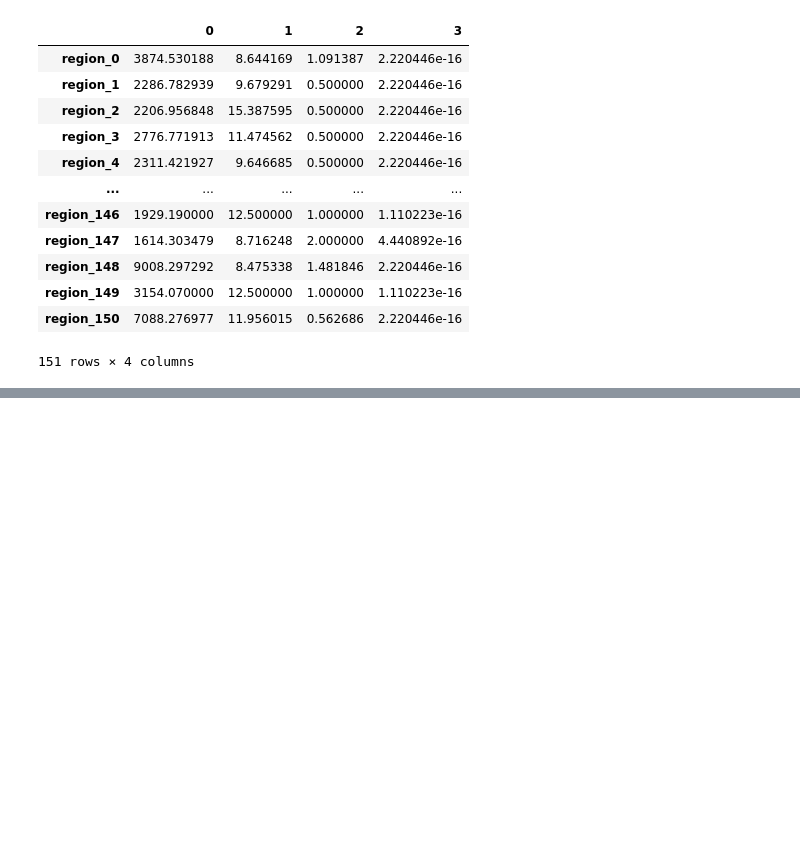
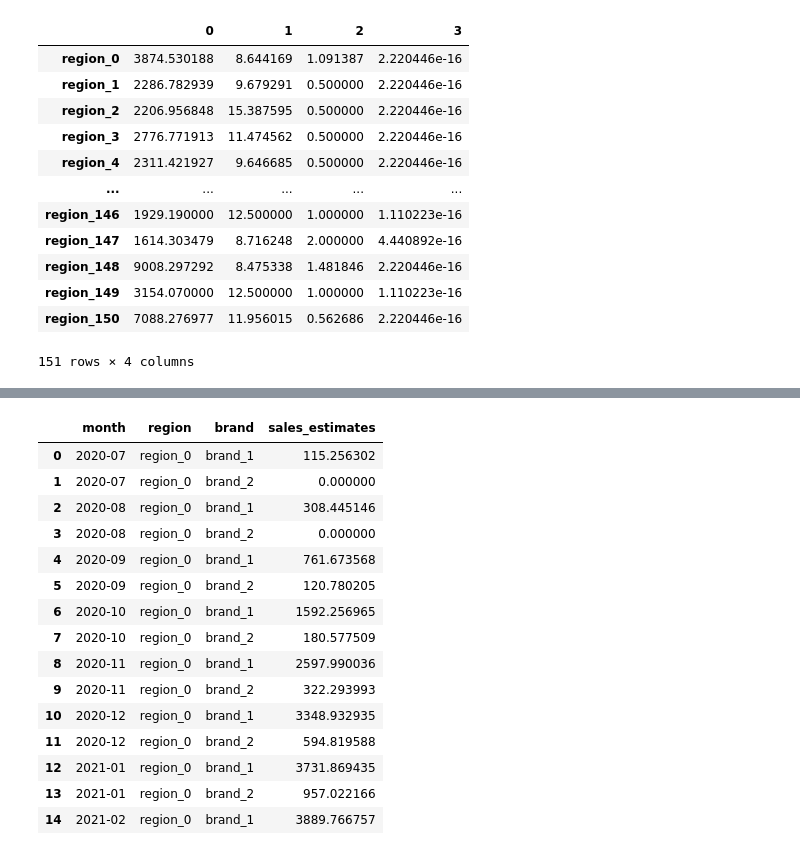
Before and after one commit to StefanKohlbacher/novDatathon, a Jupyter notebook: makeSimpleRegressionModel.ipynb, the cells around one changed output, grey strips where cells are left out. Saved outputs shown, nothing was run; the diff lists cells and outputs as text; code cells hidden in the pictures; blank space fills up the shorter version.

```diff
--- a/makeSimpleRegressionModel.ipynb
+++ b/makeSimpleRegressionModel.ipynb
@@ -16,7 +16,7 @@ from datetime import datetime
 
 makeQuery = lambda q: sqldf(q, globals())
 # %%
-with open('./data/data_files/train_validation_split_10.json', 'r') as f:
+with open('./data/data_files/train_validation_split_5.json', 'r') as f:
     cvSplit = json.load(f)
 # %%
 # load cleaned sales data
@@ -170,7 +167,7 @@ modelType = RandomForestRegressor
 modelParams = {
     #'min_samples_split': 32,
     #'min_samples_leaf': 16,
-    #'n_estimators': 20,
+    'n_estimators': 500,
     #'max_depth': 5
 }
 # modelParams = {}
@@ -268,6 +263,7 @@ def filterMonths(x):
     return d >= cutoffDate
 
 accScores, confScores = [], []
+submissions = {}
 for i in range(len(models.keys())):
     foldData = {}
     for brand in brands:
@@ -276,6 +272,7 @@ for i in range(len(models.keys())):
         foldData[brand] = df
 
     submissionData = getSubmissionDataFromSales(foldData, cvCiBounds)
+    submissions[i] = submissionData
     groundTruth = salesTrain[salesTrain['brand'].apply(filterBrands)][salesTrain['month'].apply(filterMonths)]
     score = ComputeMetrics(submissionData,
                            salesTrain,
@@ -438,0 +481,19 @@ submissionData.to_csv('./data/data_files/submissions/sigmoid_ridge_default_regre
+# %%
+submissions[0].head(n=15)
+# %% [output]
+|  | month | region | brand | sales_estimates |
+| 0 | 2020-07 | region_0 | brand_1 | 115.256302 |
+| 1 | 2020-07 | region_0 | brand_2 | 0.000000 |
+| 2 | 2020-08 | region_0 | brand_1 | 308.445146 |
+| 3 | 2020-08 | region_0 | brand_2 | 0.000000 |
+| 4 | 2020-09 | region_0 | brand_1 | 761.673568 |
+| 5 | 2020-09 | region_0 | brand_2 | 120.780205 |
+| 6 | 2020-10 | region_0 | brand_1 | 1592.256965 |
+| 7 | 2020-10 | region_0 | brand_2 | 180.577509 |
+| 8 | 2020-11 | region_0 | brand_1 | 2597.990036 |
+| 9 | 2020-11 | region_0 | brand_2 | 322.293993 |
+| 10 | 2020-12 | region_0 | brand_1 | 3348.932935 |
+| 11 | 2020-12 | region_0 | brand_2 | 594.819588 |
+| 12 | 2021-01 | region_0 | brand_1 | 3731.869435 |
+| 13 | 2021-01 | region_0 | brand_2 | 957.022166 |
+| 14 | 2021-02 | region_0 | brand_1 | 3889.766757 |
```
Also changed, not shown: parts of 48 cells of this notebook, 13 other files.
